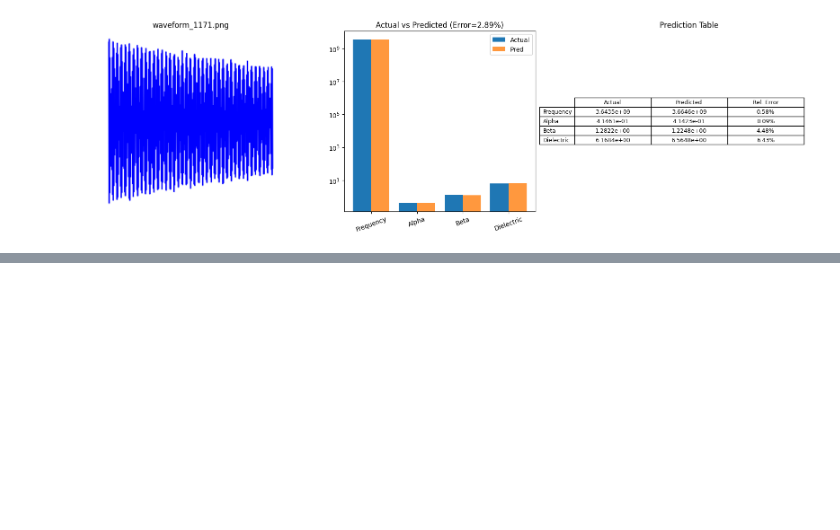
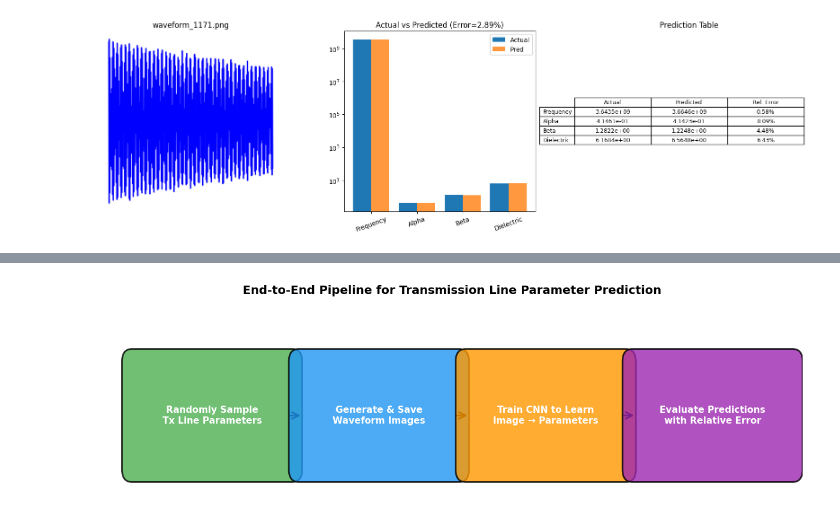
Before and after one commit to AdityaGangboir/TransmissionLine-EC3104-, a Jupyter notebook: cnnModel.ipynb, the cells around one changed output, grey strips where cells are left out. Drawn from its saved outputs; the diff is of its cells as text; code cells hidden in the pictures; blank space fills up the shorter version.

```diff
--- a/cnnModel.ipynb
+++ b/cnnModel.ipynb
@@ -563,0 +566,47 @@ plt.show()
+# %%
+# pipeline_visual.py
+import matplotlib.pyplot as plt
+import matplotlib.patches as patches
+from matplotlib.patches import FancyArrowPatch
+
+# Steps in pipeline
+steps = [
+    "Randomly Sample\nTx Line Parameters",
+    "Generate & Save\nWaveform Images",
+    "Train CNN to Learn\nImage → Parameters",
+    "Evaluate Predictions\nwith Relative Error"
+]
+
+# Colors for variety
+colors = ["#4CAF50", "#2196F3", "#FF9800", "#9C27B0"]
+
+fig, ax = plt.subplots(figsize=(12,4))
+ax.axis("off")
+
+# Draw boxes + arrows
+for i, (step, color) in enumerate(zip(steps, colors)):
+    # Box
+    box = patches.FancyBboxPatch(
+        (i*2.5, 0), 2.3, 1.2,
+        boxstyle="round,pad=0.2,rounding_size=0.15",
+        linewidth=2, edgecolor="black", facecolor=color, alpha=0.8
+    )
+    ax.add_patch(box)
+    ax.text(i*2.5+1.15, 0.6, step, ha="center", va="center", fontsize=11, color="white", weight="bold")
+
+    # Arrow to next step
+    if i < len(steps)-1:
+        arrow = FancyArrowPatch(
+            (i*2.5+2.3, 0.6), ((i+1)*2.5, 0.6),
+            arrowstyle="->", mutation_scale=20, linewidth=2, color="black"
+        )
+        ax.add_patch(arrow)
+
+plt.xlim(-0.5, len(steps)*2.5)
+plt.ylim(-0.5, 2)
+plt.title("End-to-End Pipeline for Transmission Line Parameter Prediction", fontsize=14, weight="bold")
+plt.tight_layout()
+plt.savefig("pipeline_visual.png", dpi=300)
+plt.show()
+# %% [output]
+[figure, added]
```
Also changed, not shown: parts of 1 cell of this notebook, 1 other file.
